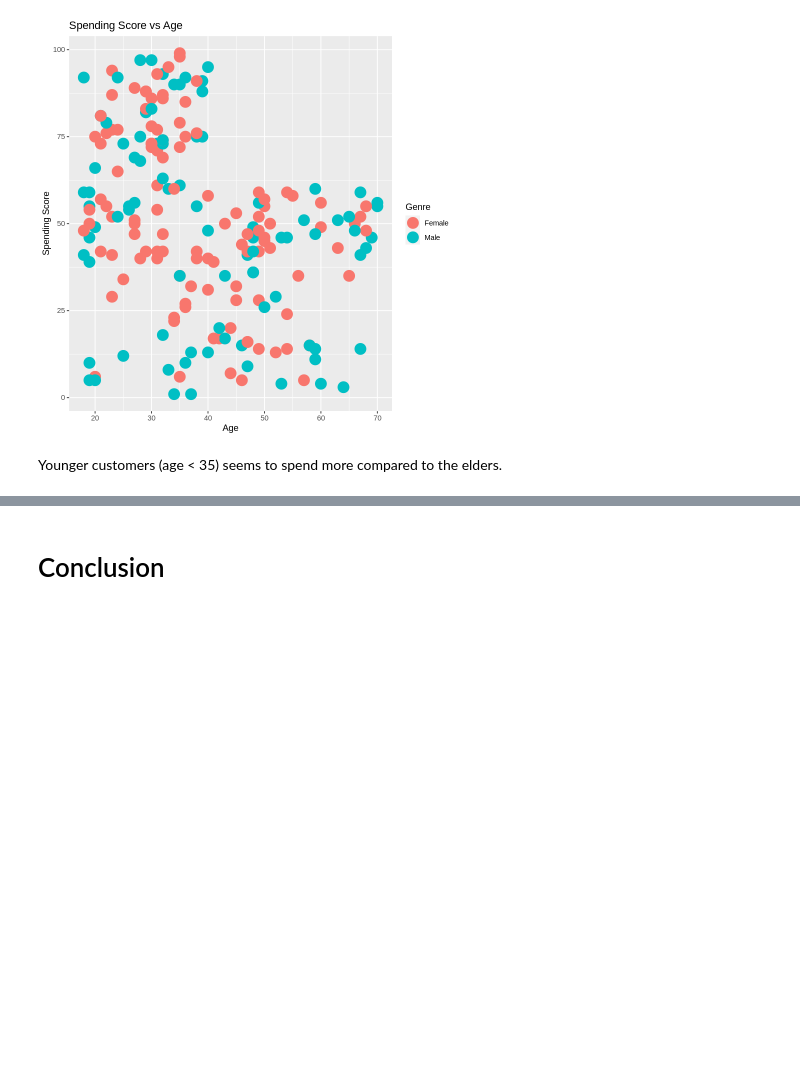
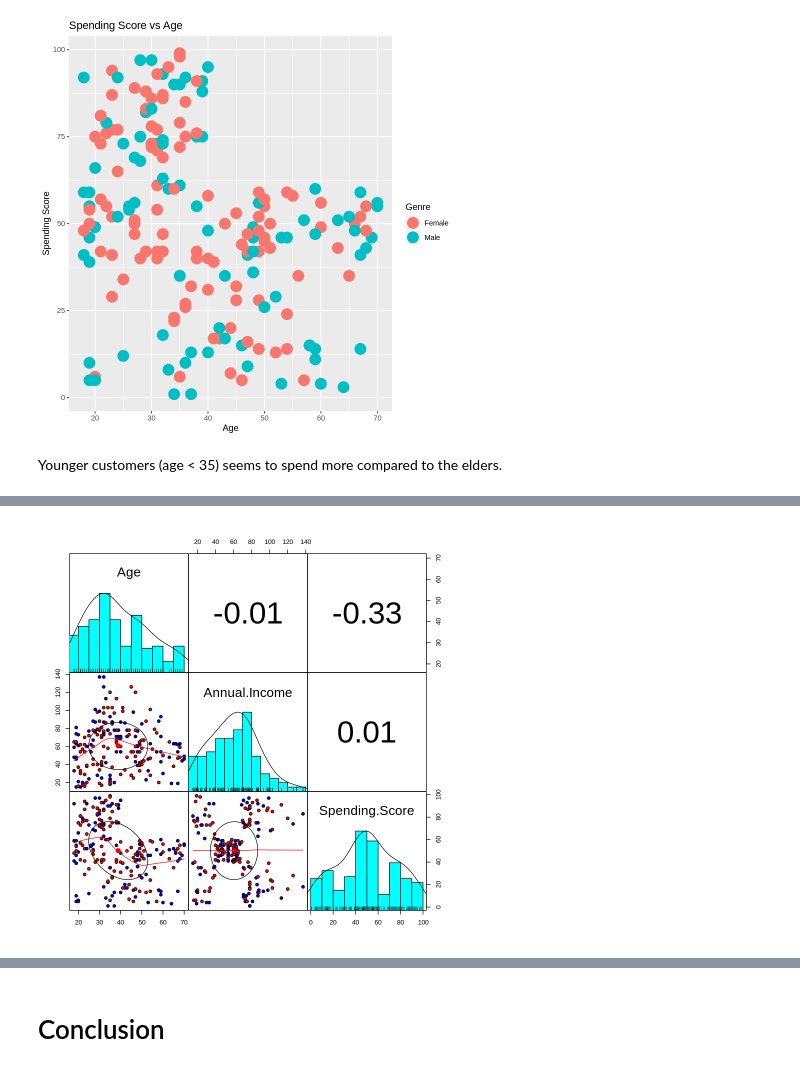
Before and after one commit to nv-hiep/customer_clustering, a Jupyter notebook: Customer_Segmentation_DataAnalysis_R_ipynb.ipynb, the cells around one changed output, grey strips where cells are left out. Drawn from its saved outputs; the diff is of its cells as text; code cells hidden in the pictures; blank space fills up the shorter version.

```diff
--- a/Customer_Segmentation_DataAnalysis_R_ipynb.ipynb
+++ b/Customer_Segmentation_DataAnalysis_R_ipynb.ipynb
@@ -566,0 +559,7 @@ Younger customers (age < 35) seems to spend more compared to the elders.
+# %%
+pairs.panels(tb[,-c(1,2)],
+             gap = 0,
+             bg = c("red", "blue")[tb$Genre],
+             pch=21)
+# %% [output]
+[figure, added]
```
Also changed, not shown: parts of 27 cells of this notebook.
